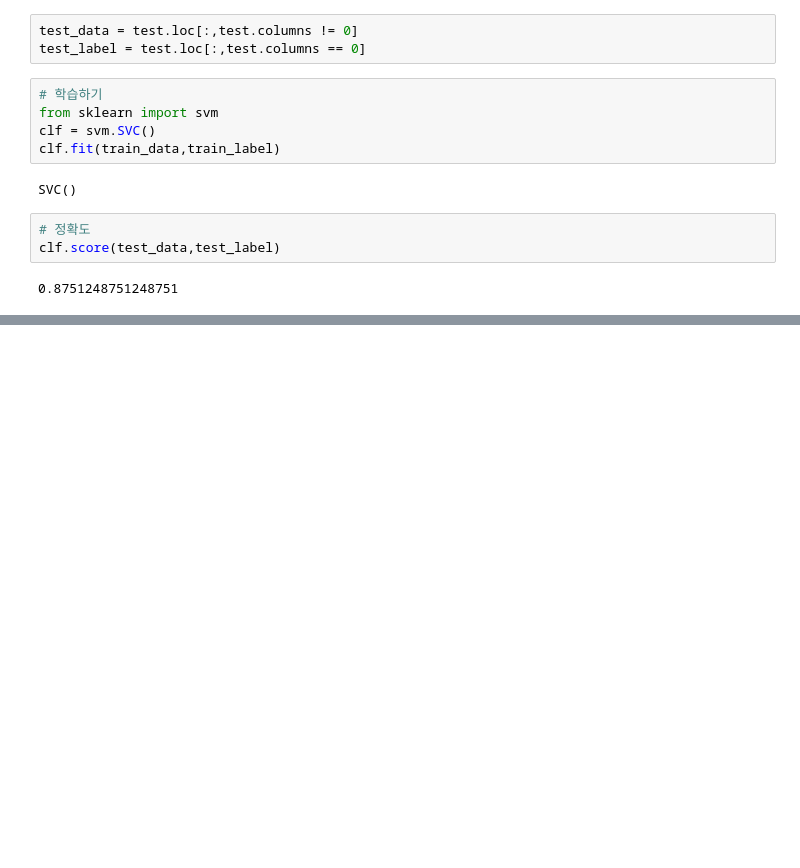
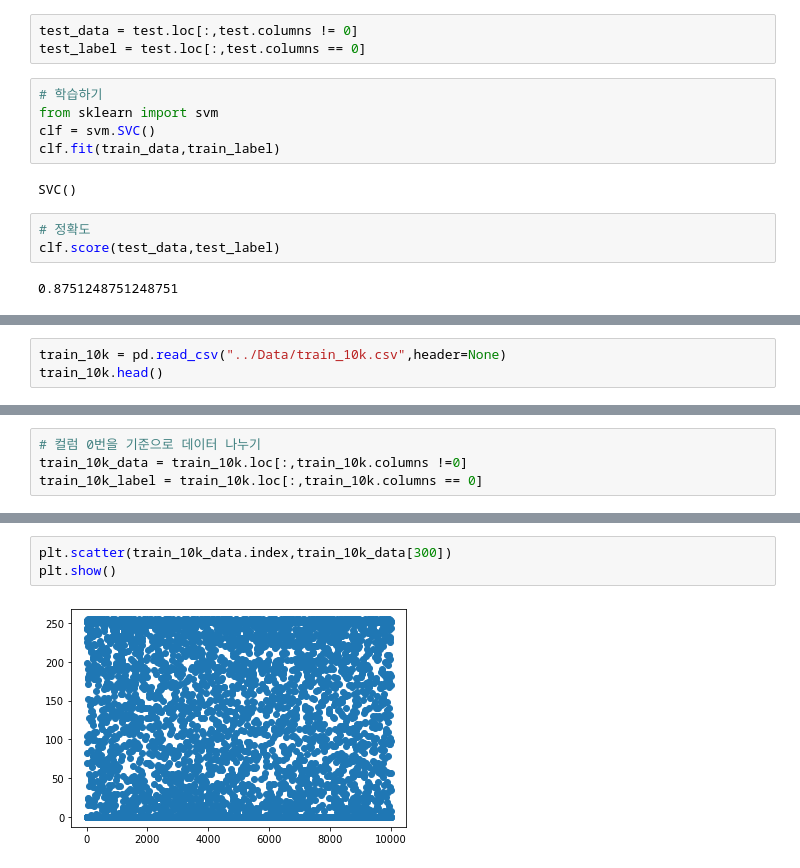
Before and after one commit to naddda0813/Python, a Jupyter notebook: 4.MachineLearning/Note/17.이미지 내부의 문자인식.ipynb, the cells around one changed output, grey strips where cells are left out. Cells and saved outputs as stored; diff of their text form; blank space fills up the shorter version.

```diff
--- a/4.MachineLearning/Note/17.이미지 내부의 문자인식.ipynb
+++ b/4.MachineLearning/Note/17.이미지 내부의 문자인식.ipynb
@@ -128,0 +208,3 @@ clf.score(test_data,test_label)
+# %%
+train_10k = pd.read_csv("../Data/train_10k.csv",header=None)
+train_10k.head()
@@ -128,0 +230,4 @@ clf.score(test_data,test_label)
+# %%
+# 컬럼 0번을 기준으로 데이터 나누기
+train_10k_data = train_10k.loc[:,train_10k.columns !=0]
+train_10k_label = train_10k.loc[:,train_10k.columns == 0]
@@ -128,0 +254,5 @@ clf.score(test_data,test_label)
+# %%
+plt.scatter(train_10k_data.index,train_10k_data[300])
+plt.show()
+# %% [output]
+[figure, added]
```
Also changed, not shown: parts of 29 cells of this notebook, 18 other files.
